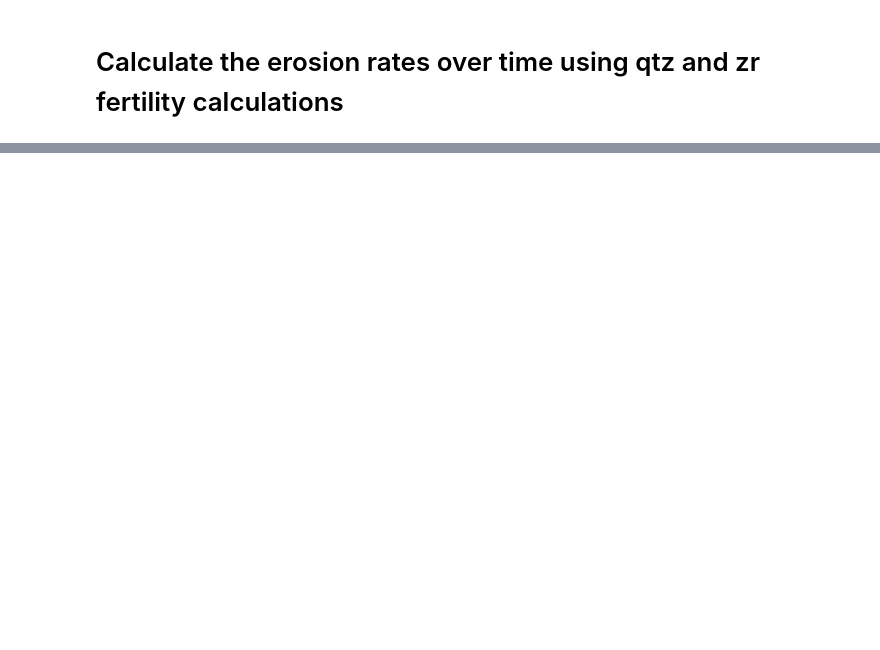
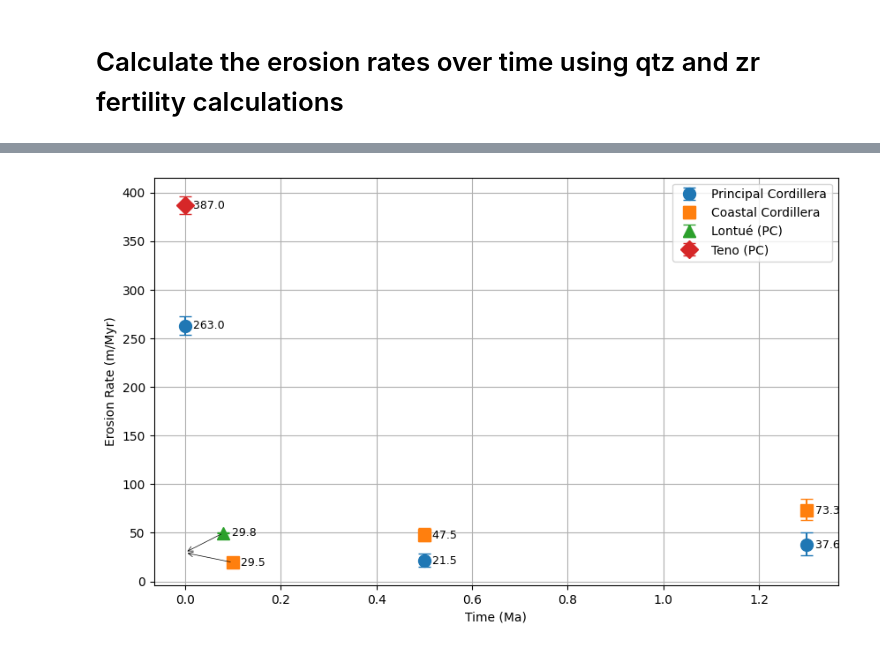
Before and after one commit to GrantPLong/AndesTG, a Jupyter notebook: Mataquito/Coastal_outcrop/Paleo-Erosion.ipynb, the cells around one changed output, grey strips where cells are left out. Saved outputs shown, nothing was run; the diff lists cells and outputs as text; code cells hidden in the pictures; blank space fills up the shorter version.

```diff
--- a/Mataquito/Coastal_outcrop/Paleo-Erosion.ipynb
+++ b/Mataquito/Coastal_outcrop/Paleo-Erosion.ipynb
@@ -19,8 +21,8 @@ samples = {
     'CT-Ter-2': {
         'N_measured': 5.10e4,      # atoms/g (measured today)
         'N_uncertainty': 9.67e2,   # atoms/g (1-sigma)
-        't_burial': 1.0e6,         # years (burial time)
-        't_uncertainty': 0.17e6    # years (1-sigma)
+        't_burial': 1.30e6,         # years (burial time)
+        't_uncertainty': 0.06e6    # years (1-sigma)
     },
     'CT-Ter-10': {
         'N_measured': 1.20e5,      # atoms/g (measured today)
@@ -459,0 +230,88 @@ Sample  Age (Ma)  Median E_A  Mean E_A   Std E_A  Median E_B  Mean E_B   Std E_B
+# %%
+# Get modern rates and uncertainties
+modern_E_A = df[df['Sample_ID'] == sample_a_name]['Erosion_rate'].values[0]
+modern_E_A_std = df[df['Sample_ID'] == sample_a_name]['Erosion_rate_uncertainty_internal'].values[0]
+modern_E_B = df[df['Sample_ID'] == sample_b_name]['Erosion_rate'].values[0]
+modern_E_B_std = df[df['Sample_ID'] == sample_b_name]['Erosion_rate_uncertainty_internal'].values[0]
+modern_E_Teno = 387
+modern_E_Teno_std = 9.23
+modern_E_Lontue = 29.8
+modern_E_Lontue_std = 0.566
+
+# Time points
+times = [1.30, 0.5, 0.0]
+
+# CT-8 data
+E_A_medians = [results_Ter2['E_A_median'], results_Ter10['E_A_median'], modern_E_A]
+E_A_errors = np.array([
+    [results_Ter2['E_A_median'] - results_Ter2['E_A_percentiles'][0],
+     results_Ter10['E_A_median'] - results_Ter10['E_A_percentiles'][0],
+     modern_E_A_std],
+    [results_Ter2['E_A_percentiles'][1] - results_Ter2['E_A_median'],
+     results_Ter10['E_A_percentiles'][1] - results_Ter10['E_A_median'],
+     modern_E_A_std]
+])
+
+# CT-3 data (only early times, modern will be plotted separately with offset)
+E_B_medians_early = [results_Ter2['E_B_median'], results_Ter10['E_B_median']]
+E_B_errors_early = np.array([
+    [results_Ter2['E_B_median'] - results_Ter2['E_B_percentiles'][0],
+     results_Ter10['E_B_median'] - results_Ter10['E_B_percentiles'][0]],
+    [results_Ter2['E_B_percentiles'][1] - results_Ter2['E_B_median'],
+     results_Ter10['E_B_percentiles'][1] - results_Ter10['E_B_median']]
+])
+
+# Plot
+fig, ax = plt.subplots(figsize=(10, 6))
+line_A = ax.errorbar(times, E_A_medians, yerr=E_A_errors, fmt='o', markersize=10,
+            capsize=5, label="Principal Cordillera")
+line_B = ax.errorbar([1.30, 0.5], E_B_medians_early, yerr=E_B_errors_early, fmt='s', markersize=10,
+            capsize=5, label="Coastal Cordillera")
+
+# Get color for Coastal Cordillera to keep consistent
+color_B = line_B.lines[0].get_color()
+
+# Offset positions for symbols
+coastal_x_offset = 0.1
+coastal_y_offset = -10
+lontue_x_offset = 0.08
+lontue_y_offset = 20
+
+# Plot offset symbols
+ax.errorbar([0.0 + coastal_x_offset], [modern_E_B + coastal_y_offset],
+            yerr=modern_E_B_std, fmt='s', markersize=10, capsize=5, color=color_B)
+ax.errorbar([0.0 + lontue_x_offset], [modern_E_Lontue + lontue_y_offset],
+            yerr=modern_E_Lontue_std, fmt='^', markersize=10, capsize=5, label="Lontué (PC)")
+ax.errorbar([0.0], [modern_E_Teno], yerr=modern_E_Teno_std, fmt='D',
+            markersize=10, capsize=5, label="Teno (PC)")
+
+# Arrows from offset symbols to actual positions
+ax.annotate('', xy=(0.0, modern_E_B),
+            xytext=(0.0 + coastal_x_offset, modern_E_B + coastal_y_offset),
+            arrowprops=dict(arrowstyle='->', lw=0.5, color='black'))
+ax.annotate('', xy=(0.0, modern_E_Lontue),
+            xytext=(0.0 + lontue_x_offset, modern_E_Lontue + lontue_y_offset),
+            arrowprops=dict(arrowstyle='->', lw=0.5, color='black'))
+
+offset = 0.01
+
+# Add values next to points
+for i, (t, ea) in enumerate(zip(times, E_A_medians)):
+    ax.text(t + offset, ea, f' {ea:.1f}', va='center', ha='left', fontsize=9)
+for i, (t, eb) in enumerate(zip([1.30, 0.5], E_B_medians_early)):
+    ax.text(t + offset, eb, f' {eb:.1f}', va='center', ha='left', fontsize=9)
+
+ax.text(0.0 + coastal_x_offset + offset, modern_E_B + coastal_y_offset,
+        f' {modern_E_B:.1f}', va='center', ha='left', fontsize=9)
+ax.text(0.0 + offset, modern_E_Teno, f' {modern_E_Teno:.1f}', va='center', ha='left', fontsize=9)
+ax.text(0.0 + lontue_x_offset + offset, modern_E_Lontue + lontue_y_offset,
+        f' {modern_E_Lontue:.1f}', va='center', ha='left', fontsize=9)
+
+ax.set_xlabel('Time (Ma)')
+ax.set_ylabel('Erosion Rate (m/Myr)')
+ax.legend()
+#ax.invert_xaxis()
+plt.grid(True)
+plt.show()
+# %% [output]
+[figure, added]
```
Also changed, not shown: parts of 11 cells of this notebook, 24 other files.
